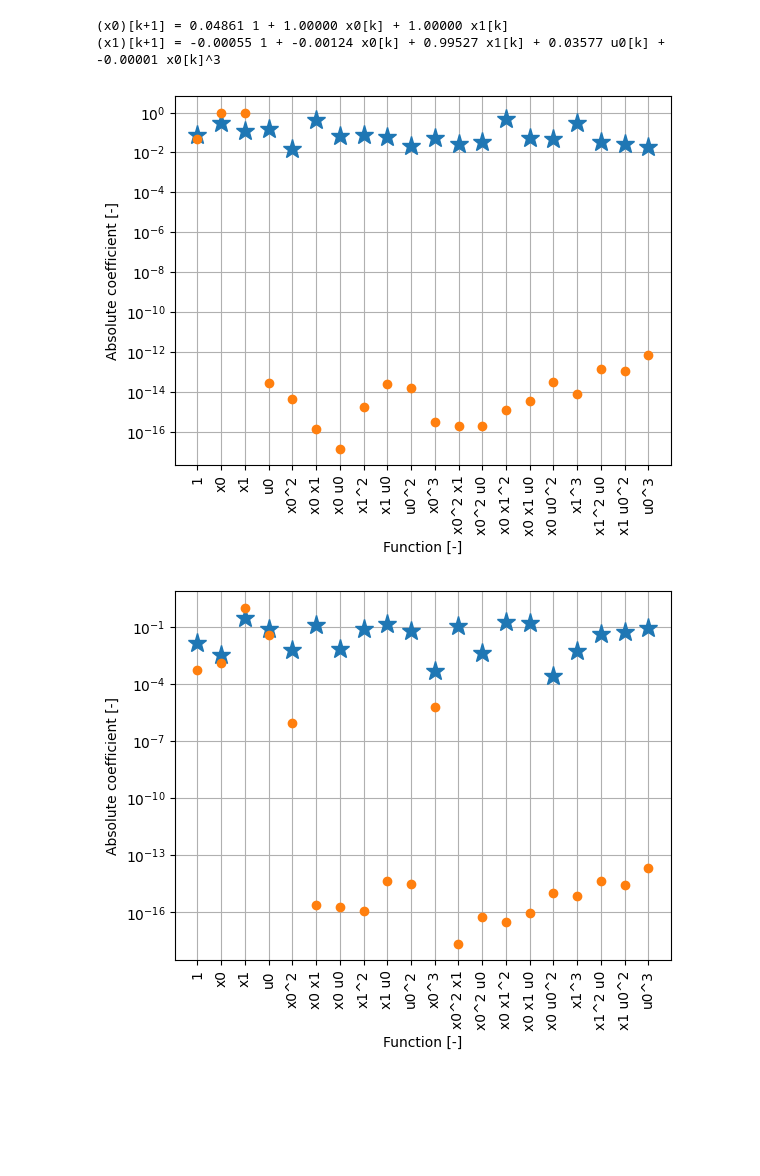
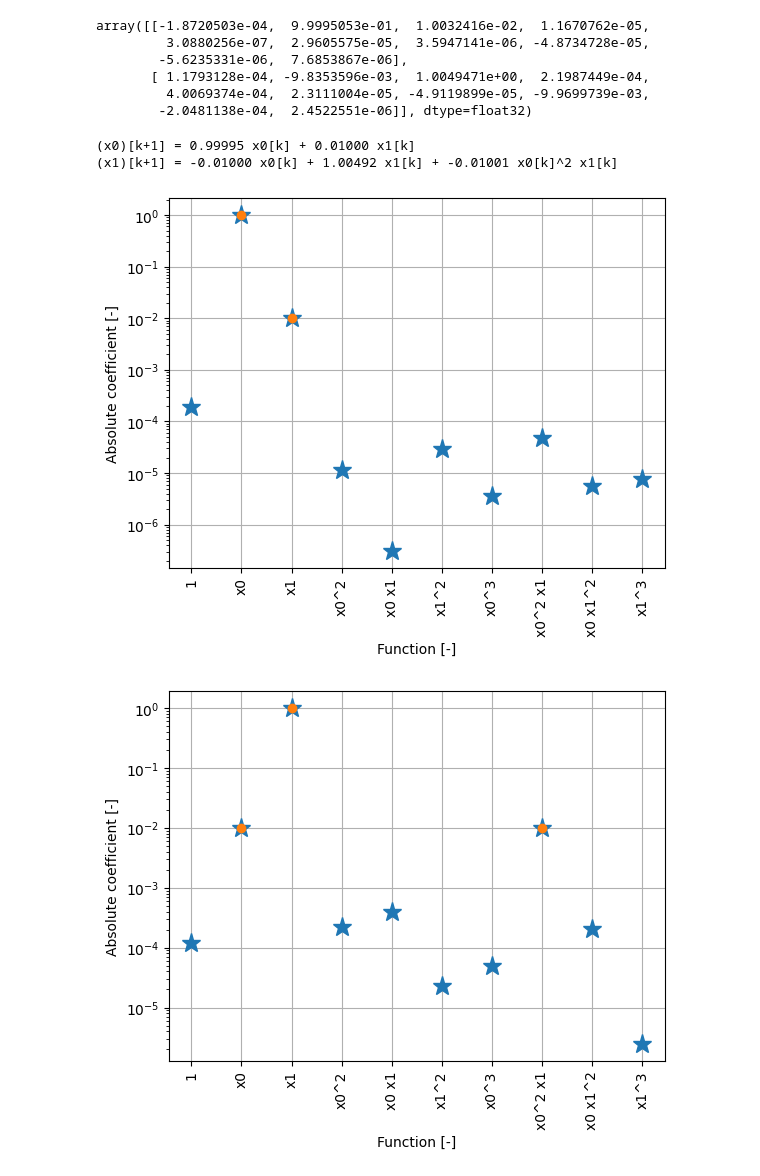
Before and after one commit to JPMellink97/mscth, a Jupyter notebook: sparse_nn.ipynb, the cells around one changed output. Cells and saved outputs as stored; diff of their text form; code cells hidden in the pictures; blank space fills up the shorter version.

```diff
--- a/sparse_nn.ipynb
+++ b/sparse_nn.ipynb
@@ -58,18 +58,3 @@ dt =1
-# %%
-nr_sample = 400000
-idx_start = 800000
-
-# trim since batchting not implemented
-x_train = x_data[idx_start:idx_start+nr_sample,:]
-u_train = u[idx_start:idx_start+nr_sample,:]
-
-x_train = np.c_[x_train, u_train]
-
-# test
-x_test = x_data[0:nr_sample,:]
-u_test = u[0:nr_sample,:]
-
-x_test = np.c_[x_test, u_test]
 # %%
 def normalize(y):
   y_mu = np.mean(y)
@@ -83,9 +68,11 @@ x_train, x_std, x_mu = normalize(x_train)
 
 degree = 3
 
+feature_library=ps.PolynomialLibrary(degree=degree)
+
 # train
 train_x = x_train[:-1,:]
-Theta = torch.as_tensor(np.array(ps.PolynomialLibrary(degree=degree).fit(train_x).transform(train_x))).to(torch.float32)
+Theta = torch.as_tensor(np.array(feature_library.fit(train_x).transform(train_x))).to(torch.float32)
 
 if u_train is not None:
   target_x = torch.as_tensor(x_train[1:,:-1]).to(torch.float32)
@@ -94,7 +81,7 @@ else:
 
 # test
 test_x = x_test[:-1,:]
-Theta_test = torch.as_tensor(np.array(ps.PolynomialLibrary(degree=degree).fit(test_x).transform(test_x))).to(torch.float32)
+Theta_test = torch.as_tensor(np.array(feature_library.fit(test_x).transform(test_x))).to(torch.float32)
 if u_test is not None:
   target_x_test = torch.as_tensor(x_test[1:,:-1]).to(torch.float32)
 else:
@@ -226,11 +219,21 @@ params = [x.detach().numpy() for x in model.parameters()][0]
 NN_p_1 = params[0, np.abs(params[0,:]) > threshold]
 NN_p_2 = params[1, np.abs(params[1,:]) > threshold]
 NN_p = [NN_p_1, NN_p_2]
+# %%
+params = [x.detach().numpy() for x in model.parameters()][0]
+params
+# %% [output]
+array([[-1.8720503e-04,  9.9995053e-01,  1.0032416e-02,  1.1670762e-05,
+         3.0880256e-07,  2.9605575e-05,  3.5947141e-06, -4.8734728e-05,
+        -5.6235331e-06,  7.6853867e-06],
+       [ 1.1793128e-04, -9.8353596e-03,  1.0049471e+00,  2.1987449e-04,
+         4.0069374e-04,  2.3111004e-05, -4.9119899e-05, -9.9699739e-03,
+        -2.0481138e-04,  2.4522551e-06]], dtype=float32)
 # %%
-feature_library=ps.PolynomialLibrary(degree=degree)
+# feature_library=ps.PolynomialLibrary(degree=degree)
 
 s_model = ps.SINDy(
-    optimizer=ps.STLSQ(threshold=0),
+    optimizer=ps.STLSQ(threshold=8e-3),
     feature_library=feature_library,
     discrete_time=True
 )
@@ -244,6 +247,6 @@ s_model.print(precision=5)
 # plt.plot(x_train[0:2500])
 # plt.plot(x_train[0:2500,:]-model.simulate(x_train[0],t=2500))
 # %% [output]
-(x0)[k+1] = 0.04861 1 + 1.00000 x0[k] + 1.00000 x1[k]
-(x1)[k+1] = -0.00055 1 + -0.00124 x0[k] + 0.99527 x1[k] + 0.03577 u0[k] + -0.00001 x0[k]^3
+(x0)[k+1] = 0.99995 x0[k] + 0.01000 x1[k]
+(x1)[k+1] = -0.01000 x0[k] + 1.00492 x1[k] + -0.01001 x0[k]^2 x1[k]
 # %%
@@ -255,22 +258,32 @@ S_p = [S_p_1, S_p_2]
+# %%
+# true coeff VPOl
+# x1_true = [0, 0, 1]
+# x2_true = [0, 1, 0.5, 0.5]
+
+# true coeff L SHO
+x1_true = [0, 1, 0.01,0,0,0,0,0,0]
+x2_true = [0,0.01, 1,0,0,0,0,0.01]
+# %%
+function_names = feature_library.get_feature_names()
 # %%
 plt.semilogy(np.abs(NN_p[0]),"*", markersize=14)
-plt.semilogy(np.abs(S_p[0]),"o")
-plt.xticks(np.arange(NN_p[0].shape[0]), s_model.get_feature_names(), rotation=90)
+plt.semilogy(x1_true,"o")
+plt.xticks(np.arange(NN_p[0].shape[0]), function_names, rotation=90)
 plt.xlabel("Function [-]")
 plt.ylabel("Absolute coefficient [-]")
 plt.grid()
 plt.show()
 
 plt.semilogy(np.abs(NN_p[1]),"*", markersize=14)
-plt.semilogy(np.abs(S_p[1]),"o")
-plt.xticks(np.arange(NN_p[0].shape[0]), s_model.get_feature_names(), rotation=90)
+plt.semilogy(x2_true,"o")
+plt.xticks(np.arange(NN_p[0].shape[0]), function_names, rotation=90)
 plt.xlabel("Function [-]")
 plt.ylabel("Absolute coefficient [-]")
 plt.grid()
 plt.show()
 # %% [output]
-[figure, old version]
+[figure, new version]
-[figure, old version]
+[figure, new version]
 # %%
 # x_1 = x_train[:-1]
 # x_true = x_train[1:]
```
Also changed, not shown: parts of 6 cells of this notebook, 33 other files.
